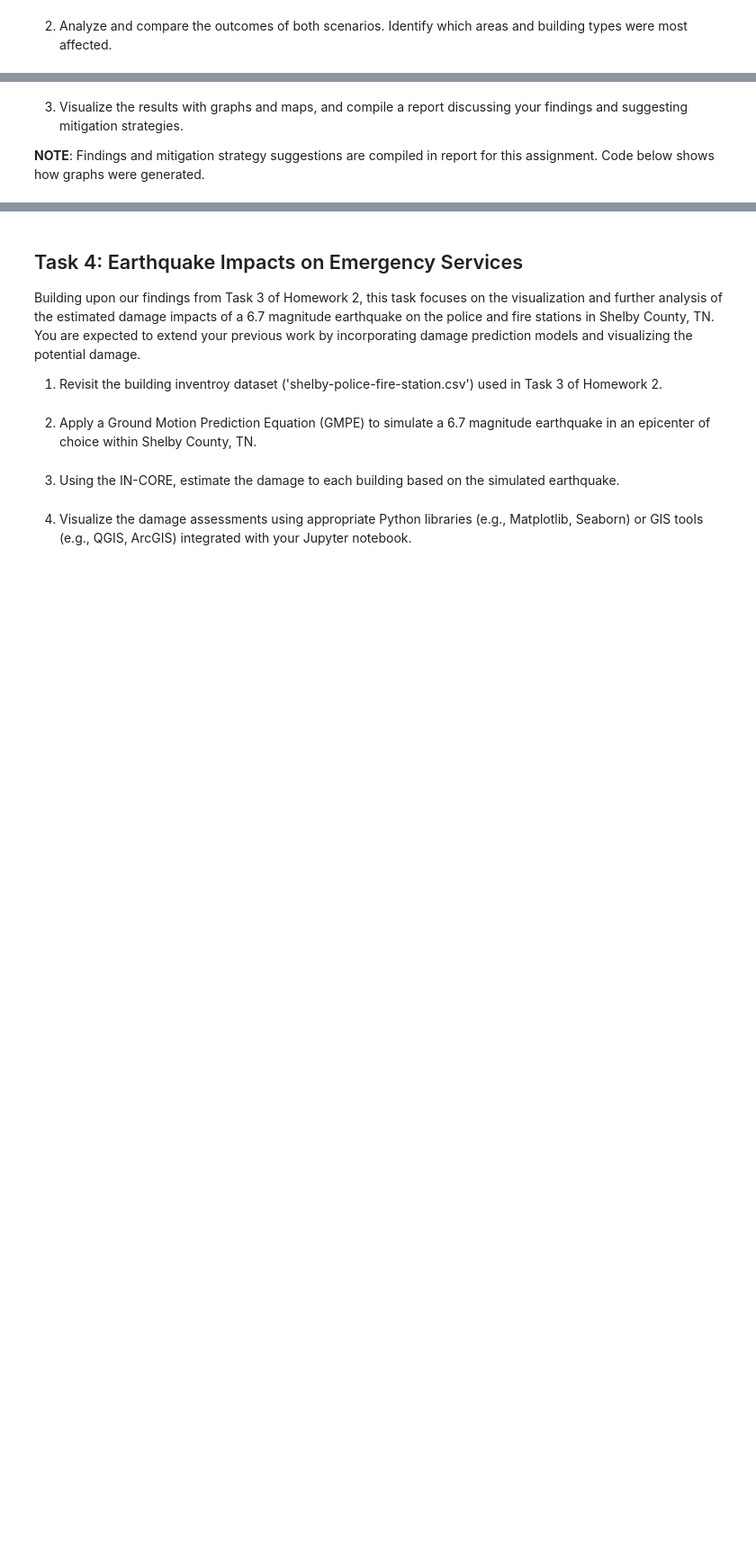
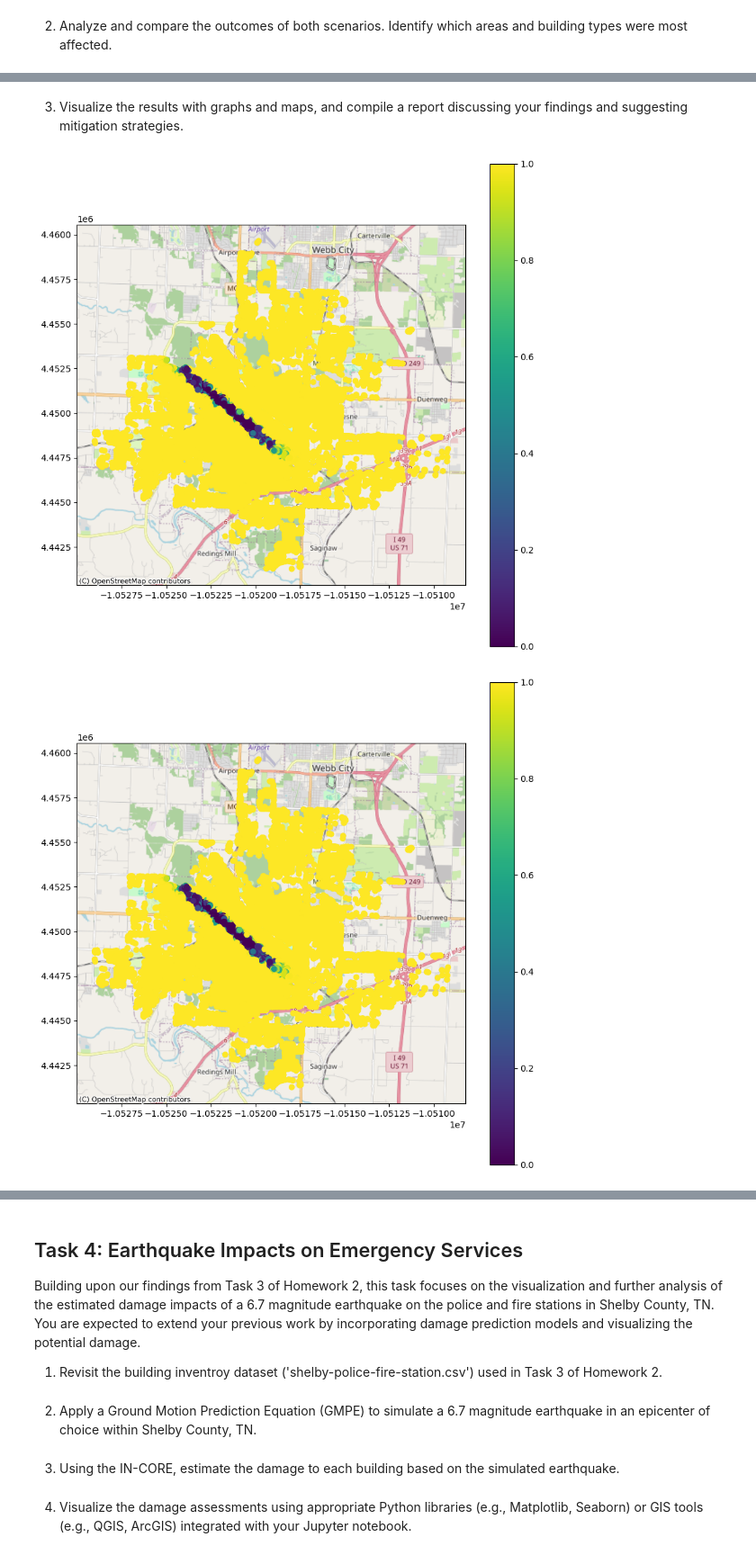
Before and after one commit to julia-ehlers/AREN-8940-infra-comm-resilience, a Jupyter notebook: homework-3/homework-3.ipynb, the cells around one changed output, grey strips where cells are left out. Shown at 90% size. Cells and saved outputs as stored; diff of their text form; code cells hidden in the pictures; blank space fills up the shorter version.

```diff
--- a/homework-3/homework-3.ipynb
+++ b/homework-3/homework-3.ipynb
@@ -89,8 +93,8 @@ print(json.dumps(ef5_model, indent = 4, sort_keys = False))
 }
 # %%
 # Define tornado ID variables.
-ef4_ID = ef4_model['id']    # ID: 69de7ca7a2ef3d7950890f46
-ef5_ID = ef5_model['id']    # ID: 69de7ca90d32537251a7dd8b
+ef4_ID = "69de7ca7a2ef3d7950890f46"
+ef5_ID = "69de7ca90d32537251a7dd8b"
 
 # Plot the tornadoes with map showing underneath.
 viz.plot_tornado(ef4_ID, client, basemap = True)
@@ -102,0 +147,16 @@ viz.plot_tornado(ef5_ID, client, basemap = True)
+# %%
+# EF4 TORNADO MODEL ON JOPLIN TESTBED
+
+# Set initial parameters for EF4 model.
+bldg_dmg.set_parameter("result_name", "joplin_testbed_ef4_model")
+bldg_dmg.set_parameter("hazard_type", "tornado")
+bldg_dmg.set_parameter("hazard_id", ef4_ID)
+bldg_dmg.set_parameter("num_cpu", 4)
+
+# Run the analysis for EF4 model.
+bldg_dmg.run_analysis()
+ef4_bldg_dmg_result = bldg_dmg.get_output_dataset('ds_result')
+
+# Convert dataset to dataframe and display output data.
+df_ef4_bldg_dmg = ef4_bldg_dmg_result.get_dataframe_from_csv()
+df_ef4_bldg_dmg.head()
@@ -102,0 +170,16 @@ viz.plot_tornado(ef5_ID, client, basemap = True)
+# %%
+# EF5 TORNADO MODEL ON JOPLIN TESTBED
+
+# Set initial parameters for EF4 model.
+bldg_dmg.set_parameter("result_name", "joplin_testbed_ef5_model")
+bldg_dmg.set_parameter("hazard_type", "tornado")
+bldg_dmg.set_parameter("hazard_id", ef5_ID)
+bldg_dmg.set_parameter("num_cpu", 4)
+
+# Run the analysis for EF4 model.
+bldg_dmg.run_analysis()
+ef5_bldg_dmg_result = bldg_dmg.get_output_dataset('ds_result')
+
+# Convert dataset to dataframe and display output data.
+df_ef5_bldg_dmg = ef4_bldg_dmg_result.get_dataframe_from_csv()
+df_ef5_bldg_dmg.head()
@@ -103,4 +193,14 @@ viz.plot_tornado(ef5_ID, client, basemap = True)
 # %% [markdown]
 3. Visualize the results with graphs and maps, and compile a report discussing your findings and suggesting mitigation strategies.
-
-**NOTE**: Findings and mitigation strategy suggestions are compiled in report for this assignment. Code below shows how graphs were generated.
+# %%
+# Get geo data from building dataset adn add it to damage dataframe.
+bldg_gdf = bldg_dataset.get_dataframe_from_shapefile()
+ef4_gdfANDdmg_df = bldg_gdf.merge(df_ef4_bldg_dmg, on = 'guid')
+ef5_gdfANDdmg_df = bldg_gdf.merge(df_ef5_bldg_dmg, on = 'guid')
+
+# Plot based on damage state 0 -> yellow buildings with value of 1 were unaffected.
+viz.plot_gdf_map(ef4_gdfANDdmg_df, column = 'DS_0')
+viz.plot_gdf_map(ef5_gdfANDdmg_df, column = 'DS_0')
+# %% [output]
+[figure, added]
+[figure, added]
```
Also changed, not shown: parts of 8 cells of this notebook.
